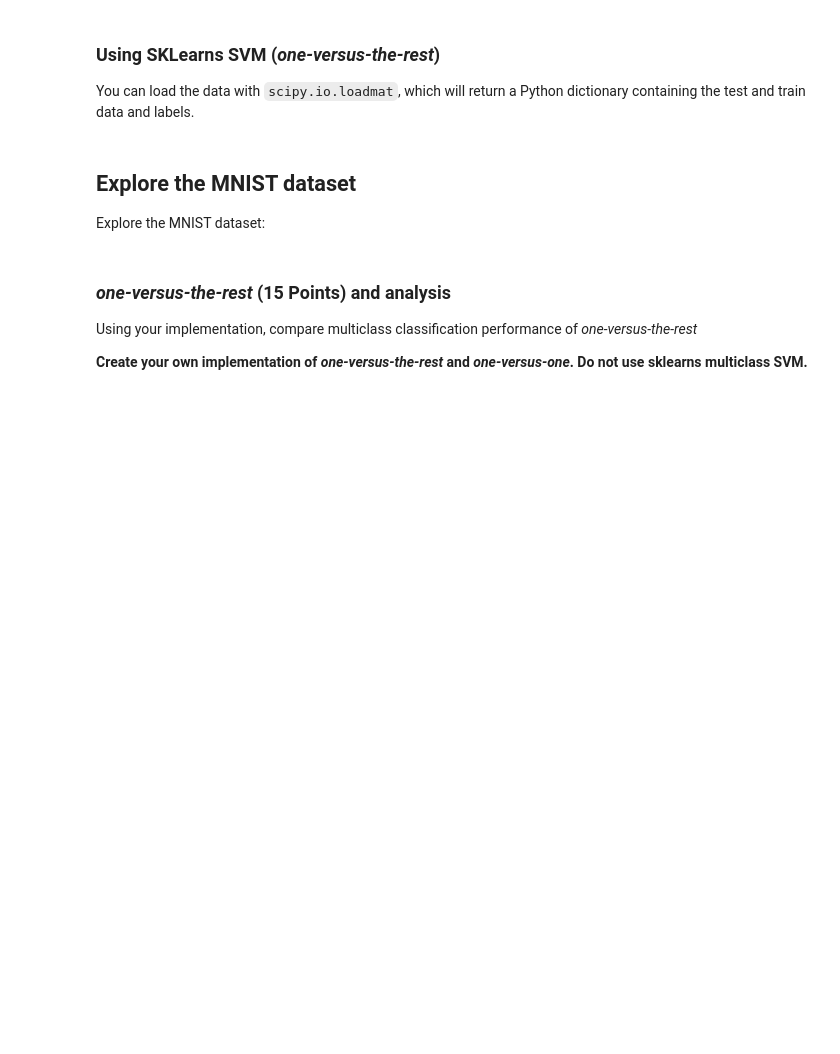
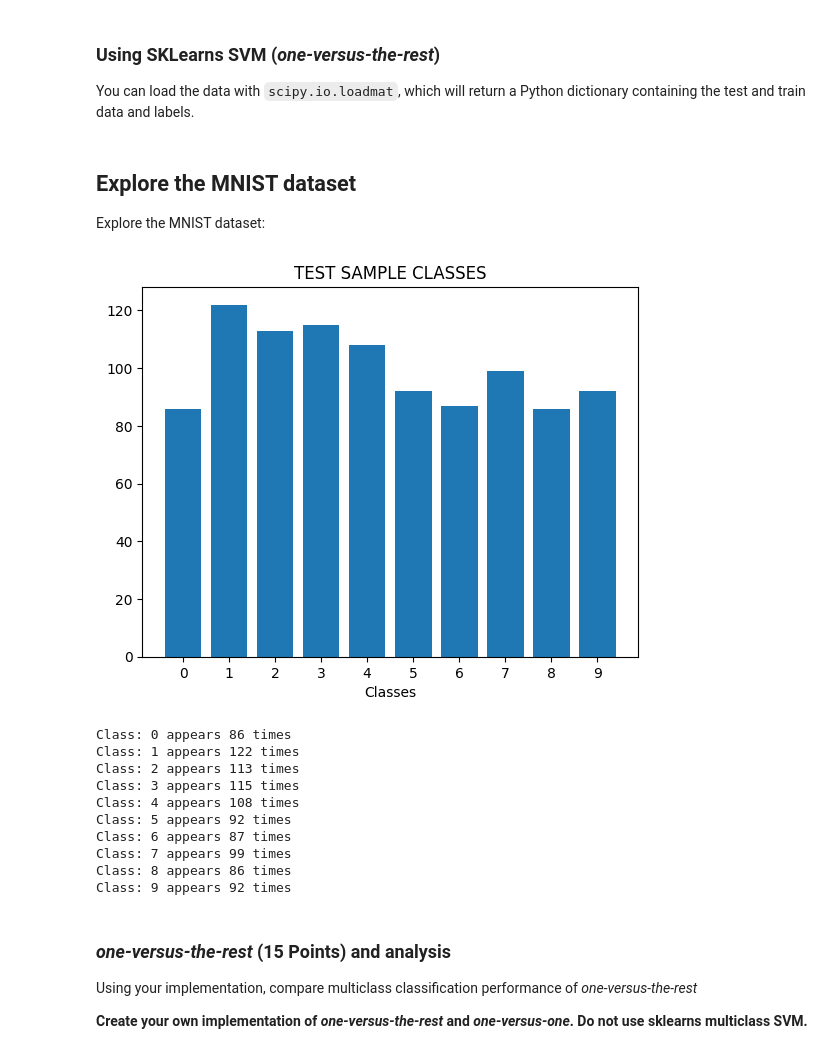
Before and after one commit to richmanpoorman/MachineLearningSpring2023, a Jupyter notebook: proj1/project1/notebook.ipynb, the cells around one changed output. Drawn from its saved outputs; the diff is of its cells as text; code cells hidden in the pictures; blank space fills up the shorter version.

```diff
--- a/proj1/project1/notebook.ipynb
+++ b/proj1/project1/notebook.ipynb
@@ -225,3 +232,28 @@ Explore the MNIST dataset:
+# %%
+# TODO: Visualize samples of each class
+classes, counts = np.unique(test_samples_labels, return_counts=True)
+
+plt.bar(classes, counts)
+plt.title("TEST SAMPLE CLASSES")
+plt.xticks(range(0,10))
+plt.xlabel("Classes")
+plt.show()
+
+# TODO: Display counts of each class
+for c in classes:
+    print(f"Class: {c} appears {counts[c]} times")
+# %% [output]
+[figure, added]
+Class: 0 appears 86 times
+Class: 1 appears 122 times
+Class: 2 appears 113 times
+Class: 3 appears 115 times
+Class: 4 appears 108 times
+Class: 5 appears 92 times
+Class: 6 appears 87 times
+Class: 7 appears 99 times
+Class: 8 appears 86 times
+Class: 9 appears 92 times
 # %% [markdown]
 ### *one-versus-the-rest* (15 Points) and analysis
 Using your implementation, compare multiclass classification performance of *one-versus-the-rest*
```
Also changed, not shown: parts of 6 cells of this notebook, 1 other file.
